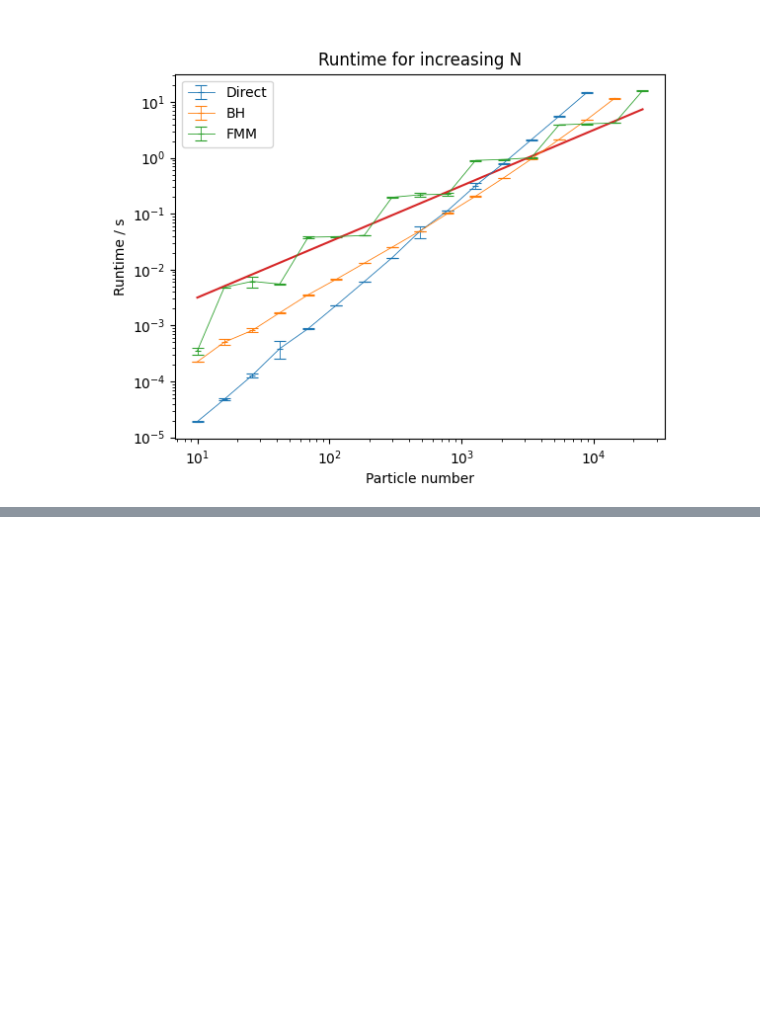
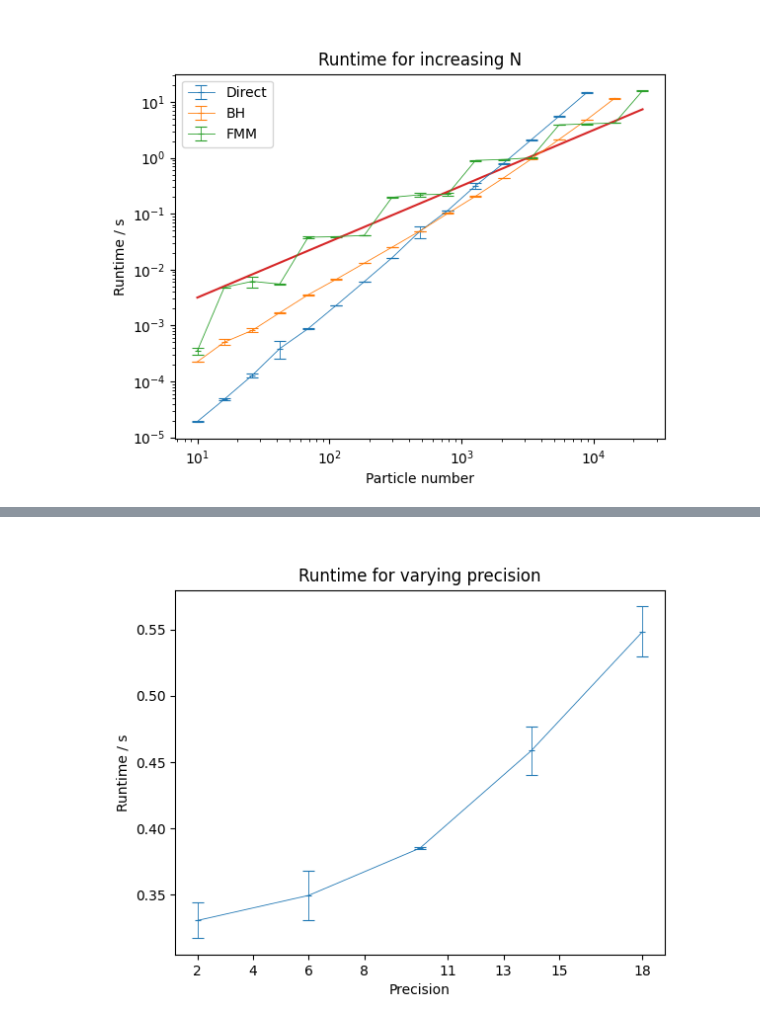
Before and after one commit to Part-II-Computational-Physics/hierarchical-methods-lb880, a Jupyter notebook: time_test.ipynb, the cells around one changed output, grey strips where cells are left out. Cells and saved outputs as stored; diff of their text form; code cells hidden in the pictures; blank space fills up the shorter version.

```diff
--- a/time_test.ipynb
+++ b/time_test.ipynb
@@ -90,0 +191,17 @@ plt.show()
+# %%
+particle_num = 1000
+particles = [general.Particle(mass_like=True) for _ in range(particle_num)]
+
+precisions = np.arange(2, 21, 4, dtype=int)
+
+fmm_times_precision = []
+fmm_done = False
+
+for precision in precisions:
+    print(f'Precision: {precision}')
+    if not fmm_done:
+        fmm_method = fmm.FMM(particles, precision)
+        fmm_time = %timeit -o fmm_method.do_fmm(zero_expansions=True, zero_potentials=True)
+        fmm_times_precision.append(fmm_time)
+        if fmm_time.average > 10:
+            fmm_done = True
@@ -90,0 +219,20 @@ plt.show()
+# %%
+fmm_avgs_precision = [time.average for time in fmm_times_precision]
+fmm_stdvs_precsion = [time.stdev for time in fmm_times_precision]
+# %%
+fig, ax = plt.subplots()
+
+ax.errorbar(precisions[:len(fmm_avgs_precision)], fmm_avgs_precision, fmm_stdvs_precsion, fmt='_-',
+            markersize=4, capsize=4, markeredgewidth=.8, linewidth=.6,
+            label='FMM')
+
+integer_ticks = np.linspace(precisions[0], precisions[-1], 8, endpoint=True, dtype=int)
+ax.set_xticks(integer_ticks)
+
+ax.set_xlabel("Precision")
+ax.set_ylabel("Runtime / s")
+ax.set_title("Runtime for varying precision")
+
+plt.show()
+# %% [output]
+[figure, added]
```
Also changed, not shown: parts of 11 cells of this notebook, 1 other file.
